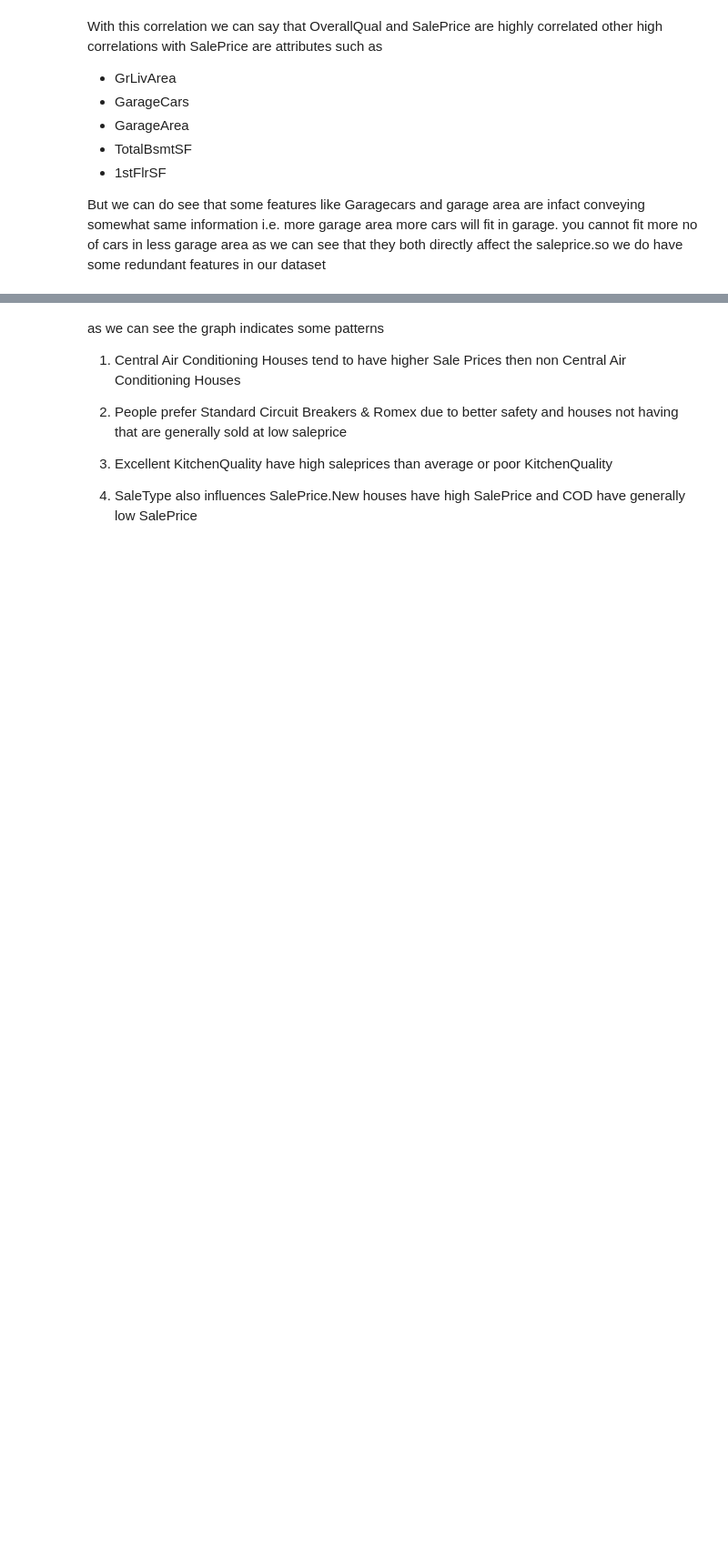
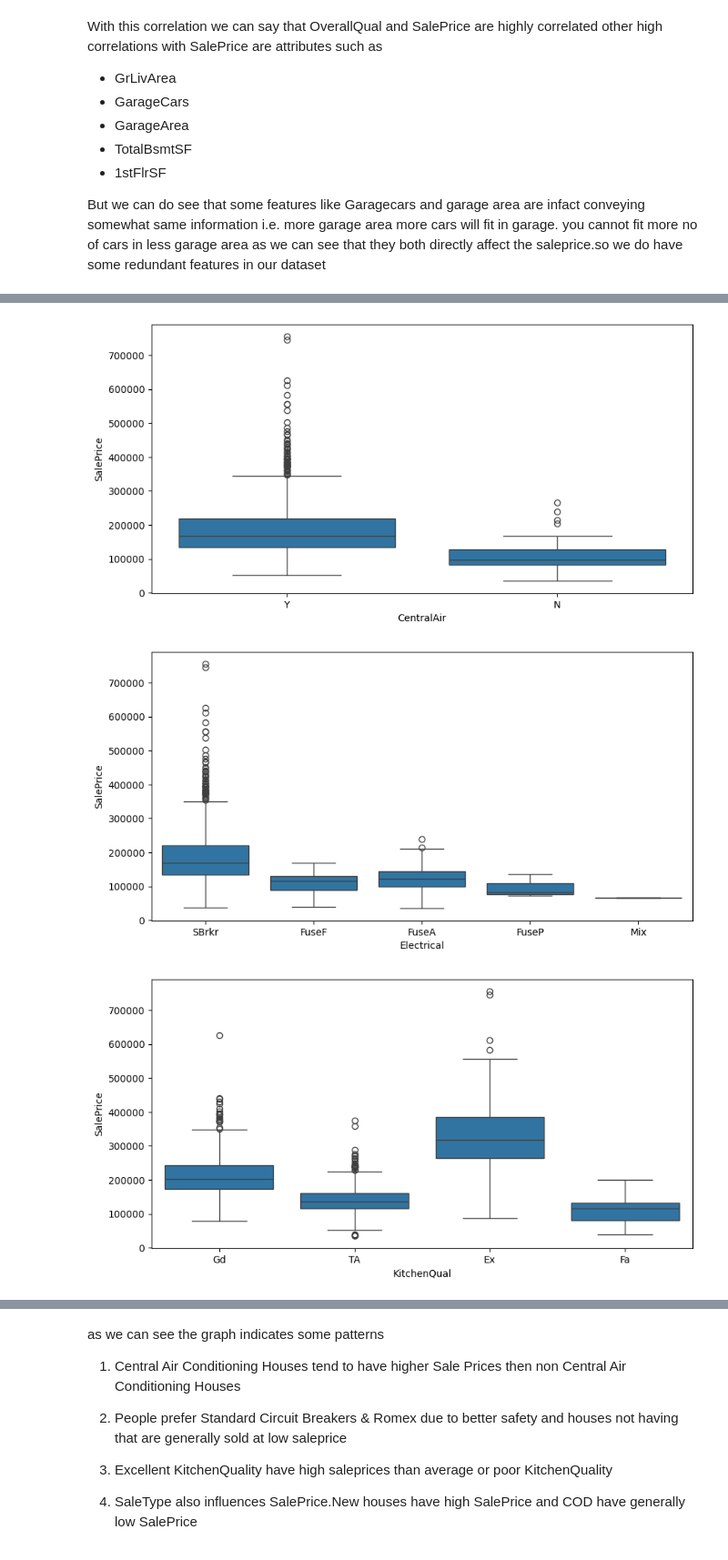
Before and after one commit to NeerajRijhwani/MachineLearningBasics, a Jupyter notebook: Seaborn_Intro.ipynb, the cells around one changed output, grey strips where cells are left out. Shown at 91% size. Cells and saved outputs as stored; diff of their text form; code cells hidden in the pictures; blank space fills up the shorter version.

Commit message:
change plotly graph to seaborn

```diff
--- a/Seaborn_Intro.ipynb
+++ b/Seaborn_Intro.ipynb
@@ -116,6 +116,7 @@ But we can do see that some features like Garagecars and garage area are infact
 Attributes=["CentralAir","Electrical","KitchenQual","SaleType"]
 
 for attribute in Attributes:
-  fig=px.box(df,x=attribute,y="SalePrice")
-  fig.show()
+  plt.figure(figsize=(10,5))
+  sns.boxplot(df,x=attribute,y="SalePrice")
+  plt.show()
 # %% [output]
@@ -125,0 +123,3 @@ for attribute in Attributes:
+[figure, added]
+[figure, added]
+[figure, added]
```
Also changed, not shown: parts of 1 cell of this notebook.
